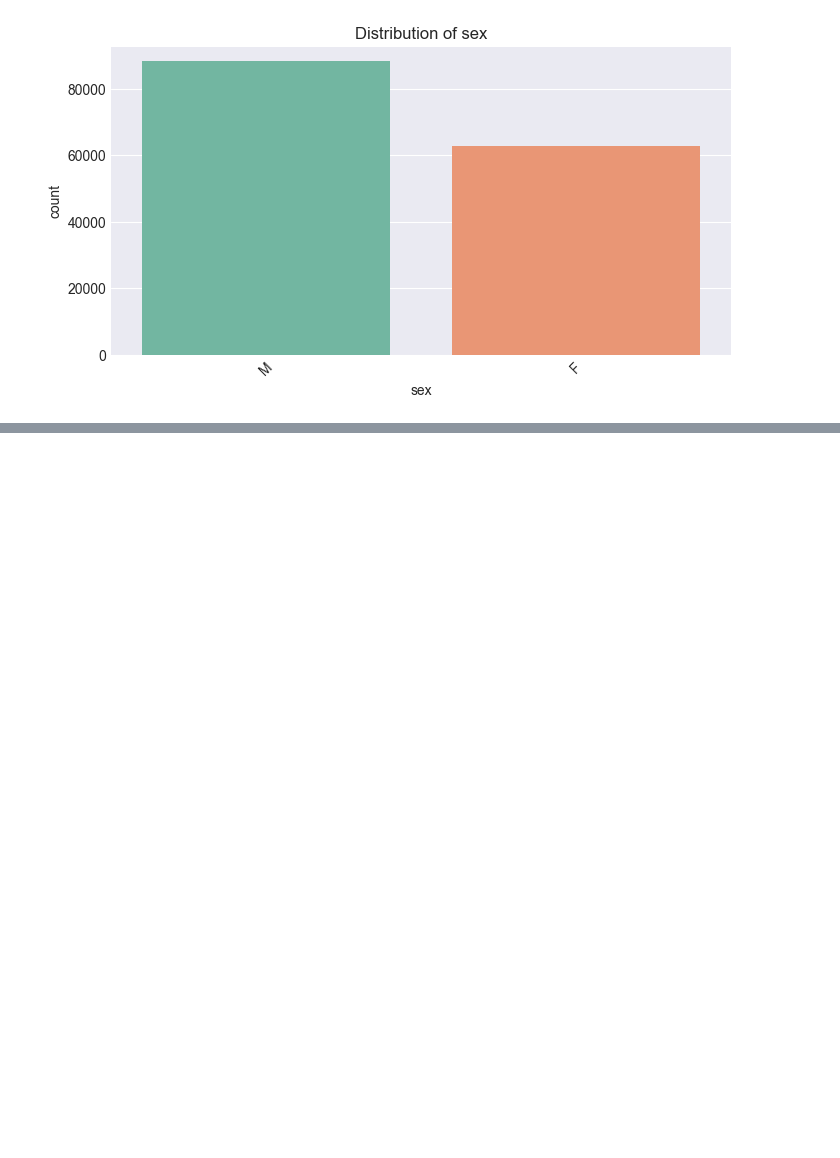
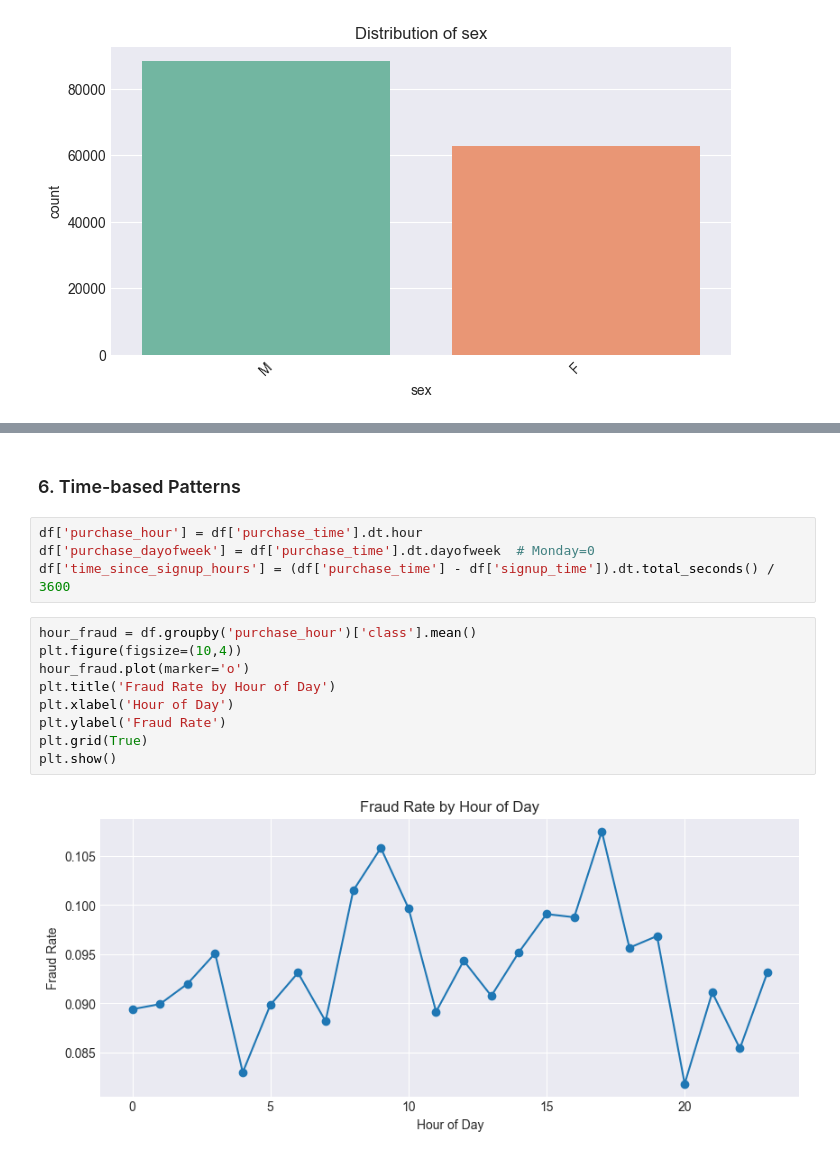
Before and after one commit to HermonaDev/fraud-detection, a Jupyter notebook: notebooks/eda-fraud-data.ipynb, the cells around one changed output, grey strips where cells are left out. Saved outputs shown, nothing was run; the diff lists cells and outputs as text; blank space fills up the shorter version.

```diff
--- a/notebooks/eda-fraud-data.ipynb
+++ b/notebooks/eda-fraud-data.ipynb
@@ -145,0 +220,17 @@ Name: count, dtype: int64
+# %% [markdown]
+### 6. Time-based Patterns
+# %%
+df['purchase_hour'] = df['purchase_time'].dt.hour
+df['purchase_dayofweek'] = df['purchase_time'].dt.dayofweek  # Monday=0
+df['time_since_signup_hours'] = (df['purchase_time'] - df['signup_time']).dt.total_seconds() / 3600
+# %%
+hour_fraud = df.groupby('purchase_hour')['class'].mean()
+plt.figure(figsize=(10,4))
+hour_fraud.plot(marker='o')
+plt.title('Fraud Rate by Hour of Day')
+plt.xlabel('Hour of Day')
+plt.ylabel('Fraud Rate')
+plt.grid(True)
+plt.show()
+# %% [output]
+[figure, added]
```
Also changed, not shown: parts of 7 cells of this notebook.
